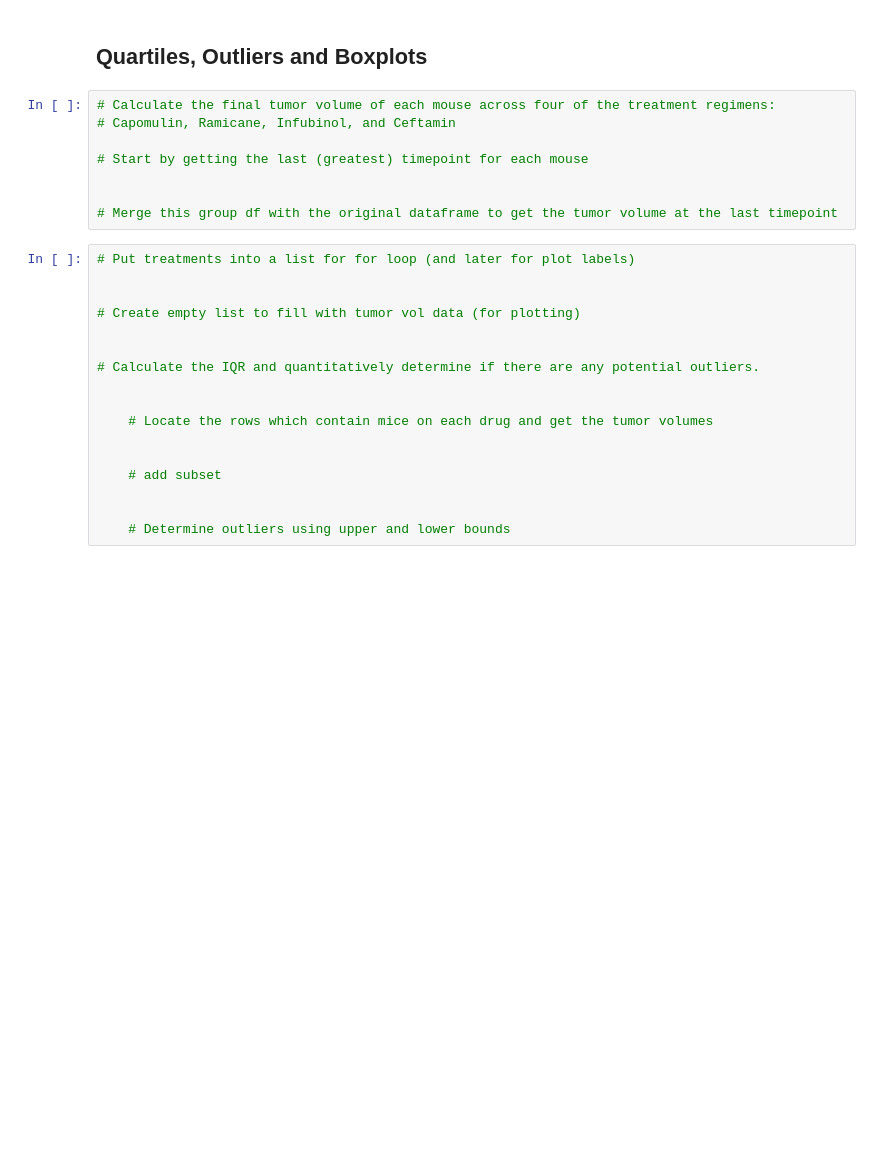
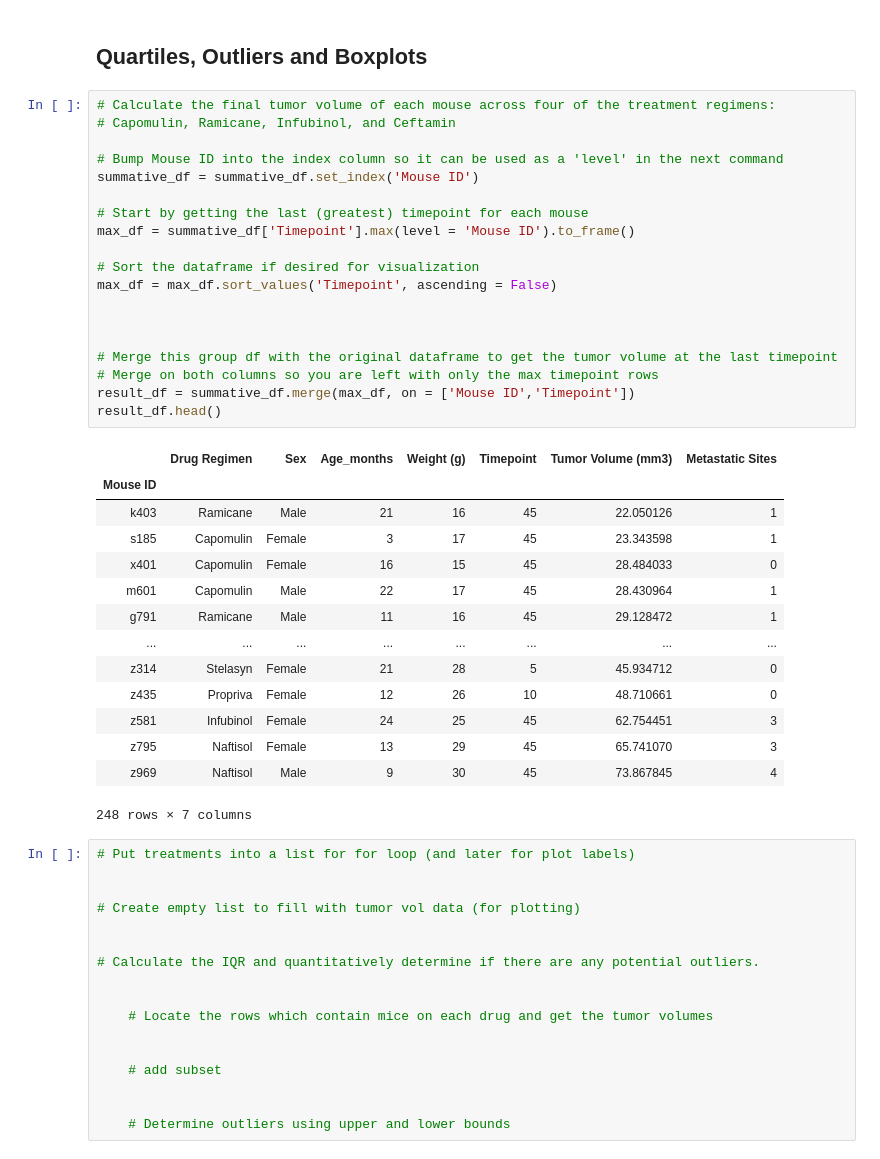
Before and after one commit to mgood13/matplotlib_challenge, a Jupyter notebook: pymaceuticals_starter.ipynb, the cells around one changed output. Cells and saved outputs as stored; diff of their text form; blank space fills up the shorter version.

Commit message:
Added in beginning of tumor size calculations

```diff
--- a/pymaceuticals_starter.ipynb
+++ b/pymaceuticals_starter.ipynb
@@ -175,11 +186,37 @@ plt.show()
 # %%
 # Calculate the final tumor volume of each mouse across four of the treatment regimens:
 # Capomulin, Ramicane, Infubinol, and Ceftamin
 
+# Bump Mouse ID into the index column so it can be used as a 'level' in the next command
+summative_df = summative_df.set_index('Mouse ID')
+
 # Start by getting the last (greatest) timepoint for each mouse
+max_df = summative_df['Timepoint'].max(level = 'Mouse ID').to_frame()
+
+# Sort the dataframe if desired for visualization
+max_df = max_df.sort_values('Timepoint', ascending = False)
+
 
 
 # Merge this group df with the original dataframe to get the tumor volume at the last timepoint
+# Merge on both columns so you are left with only the max timepoint rows
+result_df = summative_df.merge(max_df, on = ['Mouse ID','Timepoint'])
+result_df.head()
+# %% [output]
+|  | Drug Regimen | Sex | Age_months | Weight (g) | Timepoint | Tumor Volume (mm3) | Metastatic Sites |
+| Mouse ID |  |  |  |  |  |  |  |
+| k403 | Ramicane | Male | 21 | 16 | 45 | 22.050126 | 1 |
+| s185 | Capomulin | Female | 3 | 17 | 45 | 23.343598 | 1 |
+| x401 | Capomulin | Female | 16 | 15 | 45 | 28.484033 | 0 |
+| m601 | Capomulin | Male | 22 | 17 | 45 | 28.430964 | 1 |
+| g791 | Ramicane | Male | 11 | 16 | 45 | 29.128472 | 1 |
+| ... | ... | ... | ... | ... | ... | ... | ... |
+| z314 | Stelasyn | Female | 21 | 28 | 5 | 45.934712 | 0 |
+| z435 | Propriva | Female | 12 | 26 | 10 | 48.710661 | 0 |
+| z581 | Infubinol | Female | 24 | 25 | 45 | 62.754451 | 3 |
+| z795 | Naftisol | Female | 13 | 29 | 45 | 65.741070 | 3 |
+| z969 | Naftisol | Male | 9 | 30 | 45 | 73.867845 | 4 |
+248 rows × 7 columns
 # %%
 # Put treatments into a list for for loop (and later for plot labels)
 
```
Also changed, not shown: parts of 1 cell of this notebook.
